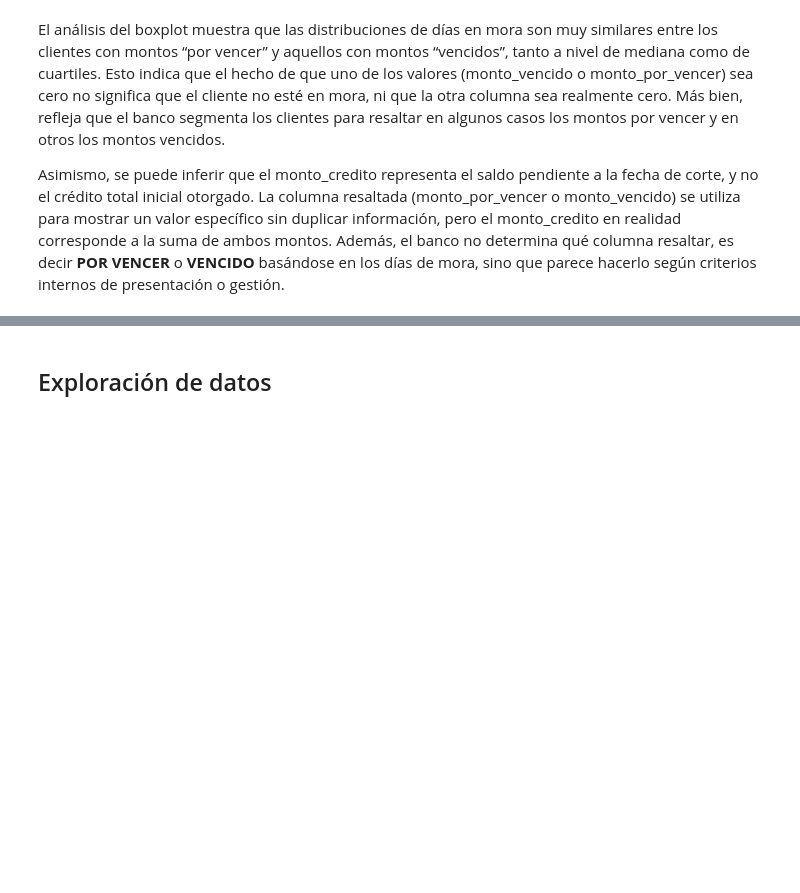
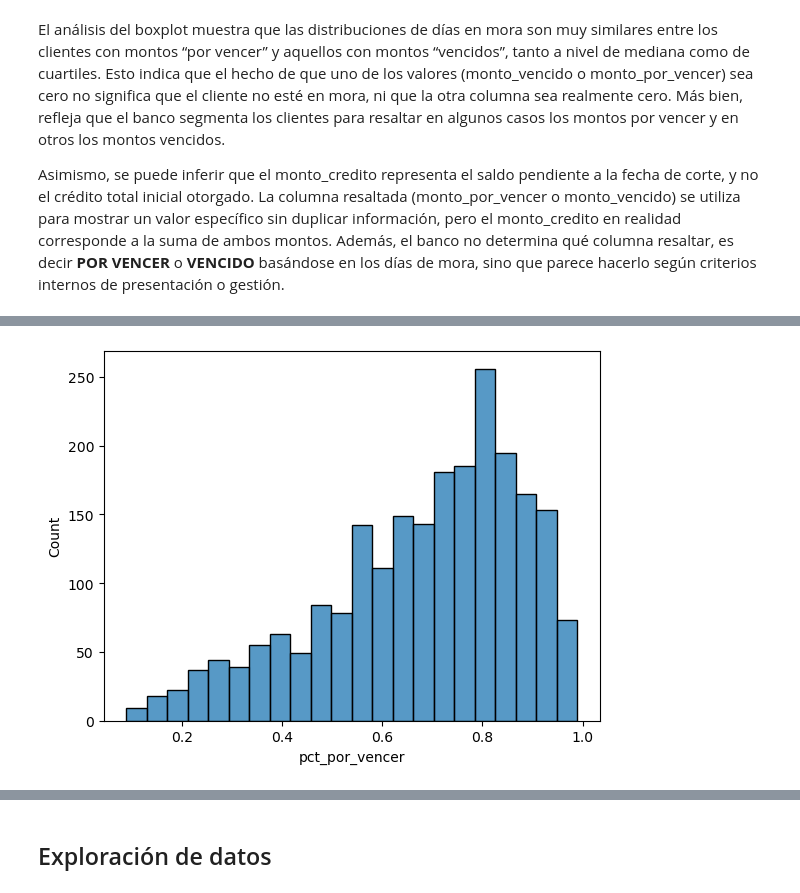
Before and after one commit to carlos-calderon-cabezas/financial-relief-analysis, a Jupyter notebook: analisis_alivio_financiero.ipynb, the cells around one changed output, grey strips where cells are left out. Saved outputs shown, nothing was run; the diff lists cells and outputs as text; code cells hidden in the pictures; blank space fills up the shorter version.

```diff
--- a/analisis_alivio_financiero.ipynb
+++ b/analisis_alivio_financiero.ipynb
@@ -321,0 +334,5 @@ plt.show()
+# %%
+sns.histplot(df_morosidad.query("pct_por_vencer != 0")["pct_por_vencer"])
+plt.show()
+# %% [output]
+[figure, added]
```
Also changed, not shown: parts of 21 cells of this notebook, 1 other file.
